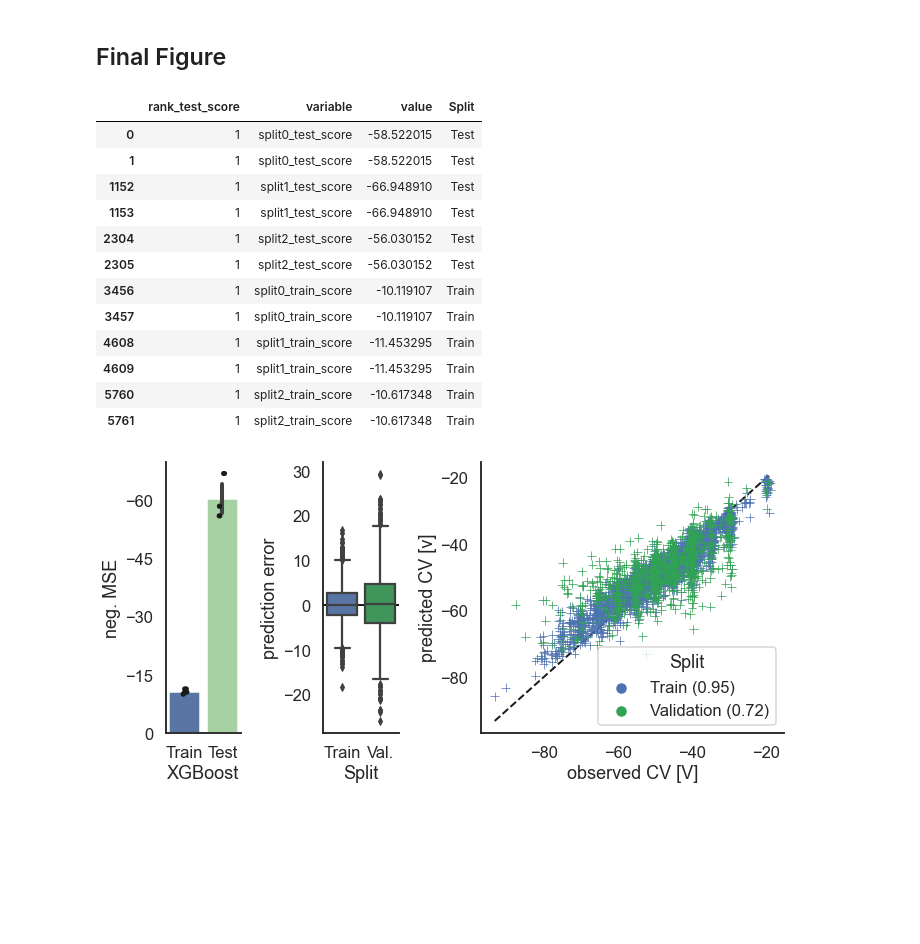
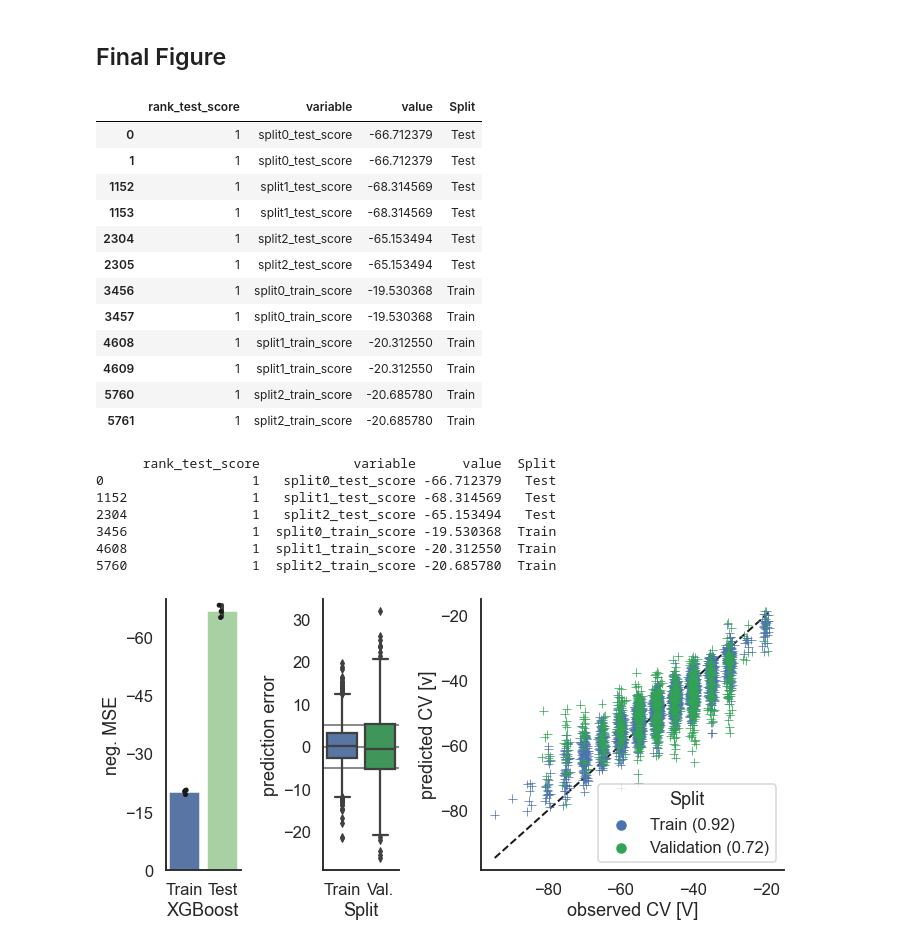
Before and after one commit to harel-coffee/xiFAIMS-auto, a Jupyter notebook: notebooks/xgboost_final.ipynb, the cells around one changed output. Saved outputs shown, nothing was run; the diff lists cells and outputs as text; code cells hidden in the pictures; blank space fills up the shorter version.

```diff
--- a/notebooks/xgboost_final.ipynb
+++ b/notebooks/xgboost_final.ipynb
@@ -27,7 +27,8 @@ shap.initjs()
 #data_dic = pickle.load(open(r"..\results\xifaims_8PM4PM_CO_NAVG_small.p", "rb"))
 #data_dic = pickle.load(open(r"..\results\xifaims_8PM4PM_CO_AVG_huge.p", "rb"))
 #data_dic = pickle.load(open(r"..\results\xifaims_8PM4PM_CO_NAVG_huge.p", "rb"))
-data_dic = pickle.load(open(r"..\results\xifaims_8PM4PM_OH_NAVG_huge.p", "rb"))
+#data_dic = pickle.load(open(r"..\results\xifaims_8PM4PM_OH_NAVG_huge.p", "rb"))
+data_dic = pickle.load(open(r"..\results\xifaims_8PM4PM_CO_NAVG_huge_nofeats.p", "rb"))
 
 #data_dic = pickle.load(open(r"..\results\xifaims_8PM4PM_OH_AVG_tiny.p", "rb"))
 
@@ -247,23 +252,23 @@ Passing parameters norm and vmin/vmax simultaneously is deprecated since 3.3 and
 res_melt
 # %% [output]
 |  | rank_test_score | variable | value | Split |
-| 0 | 1 | split0_test_score | -58.522015 | Test |
-| 1 | 1 | split0_test_score | -58.522015 | Test |
-| 1152 | 1 | split1_test_score | -66.948910 | Test |
-| 1153 | 1 | split1_test_score | -66.948910 | Test |
-| 2304 | 1 | split2_test_score | -56.030152 | Test |
-| 2305 | 1 | split2_test_score | -56.030152 | Test |
-| 3456 | 1 | split0_train_score | -10.119107 | Train |
-| 3457 | 1 | split0_train_score | -10.119107 | Train |
-| 4608 | 1 | split1_train_score | -11.453295 | Train |
-| 4609 | 1 | split1_train_score | -11.453295 | Train |
-| 5760 | 1 | split2_train_score | -10.617348 | Train |
-| 5761 | 1 | split2_train_score | -10.617348 | Train |
+| 0 | 1 | split0_test_score | -66.712379 | Test |
+| 1 | 1 | split0_test_score | -66.712379 | Test |
+| 1152 | 1 | split1_test_score | -68.314569 | Test |
+| 1153 | 1 | split1_test_score | -68.314569 | Test |
+| 2304 | 1 | split2_test_score | -65.153494 | Test |
+| 2305 | 1 | split2_test_score | -65.153494 | Test |
+| 3456 | 1 | split0_train_score | -19.530368 | Train |
+| 3457 | 1 | split0_train_score | -19.530368 | Train |
+| 4608 | 1 | split1_train_score | -20.312550 | Train |
+| 4609 | 1 | split1_train_score | -20.312550 | Train |
+| 5760 | 1 | split2_train_score | -20.685780 | Train |
+| 5761 | 1 | split2_train_score | -20.685780 | Train |
 # %%
 from matplotlib import ticker
 predictions_df_TV = predictions_df[~predictions_df["Split"].str.contains("DX")]
 order_cor = predictions_df_TV["Split"].unique()
-
+res_melt = res_melt.drop_duplicates()
 train_col = "C0"
 test_col =  "#a1d99b"
 val_col = "#31a354"
@@ -271,33 +276,42 @@ val_col = "#31a354"
 sns.set(style="white", context="talk")
 gridspec_kw={'width_ratios':[0.25, 0.25,  1]}
 f, (ax0, ax2, ax1) = plt.subplots(1, 3, figsize=(10, 5), gridspec_kw=gridspec_kw)
-
+print(res_melt)
 # bar plot
 ax0 = sns.barplot(x="Split", y="value", data=res_melt, ax=ax0, order=["Train", "Test"], palette={"Train": train_col, "Test": test_col})
 ax0 = sns.stripplot(x="Split", y="value", data=res_melt, ax=ax0, order=["Train", "Test"], color="k")
 ax0.set_ylim(0, -70)
 ax0.set(xlabel="XGBoost", ylabel="neg. MSE")
 ax0.yaxis.set_major_locator(ticker.MaxNLocator(5))
 sns.despine(ax=ax0)
 
 
 ax2 = sns.boxplot(x="Split", y="diff", data=predictions_df_TV, ax=ax2, palette={order_cor[0]: train_col, order_cor[1]: val_col})
-ax2.axhline(0, lw=2, c="k", zorder=-1)
+ax2.axhline(0, lw=2, c="k", zorder=-1, alpha=0.5)
 ax2.set(xticklabels=["Train", "Val."], ylabel="prediction error")
+ax2.axhline(5, lw=2, c="k", zorder=-1, alpha=0.5)
+ax2.axhline(-5, lw=2, c="k", zorder=-1, alpha=0.5)
 sns.despine(ax=ax2)
 
 ax1 = sns.scatterplot(y="predictions", x="observed", hue="Split", data=predictions_df_TV, marker="+", s=80, ax=ax1, palette={order_cor[0]: train_col, order_cor[1]: val_col})
 xmin = predictions_df_TV[["predictions", "observed"]].min().min()
 xmax = predictions_df_TV[["predictions", "observed"]].max().max()
 ax1.plot([xmin, xmax], [xmin, xmax], ls="--", zorder=-1, lw=2, c="k")
 ax1.set(xlabel="observed CV [V]", ylabel="predicted CV [v]")
 ax1.yaxis.set_major_locator(ticker.MaxNLocator(5))
 ax1.xaxis.set_major_locator(ticker.MaxNLocator(5))
 sns.despine(ax=ax1)
 
 plt.tight_layout()
 
 #ax2 = sns.barplot(x="Split", y="value", data=res_melt, ax=ax0, order=["train", "test"])
 #ax3 = sns.scatterplot(y="predictions", x="observed", hue="Split", data=predictions_df, marker="+", s=80, ax=ax3)
 # %% [output]
+      rank_test_score            variable      value  Split
+0                   1   split0_test_score -66.712379   Test
+1152                1   split1_test_score -68.314569   Test
+2304                1   split2_test_score -65.153494   Test
+3456                1  split0_train_score -19.530368  Train
+4608                1  split1_train_score -20.312550  Train
+5760                1  split2_train_score -20.685780  Train
-[figure, old version]
+[figure, new version]
```
Also changed, not shown: parts of 21 cells of this notebook, 1 other file.
